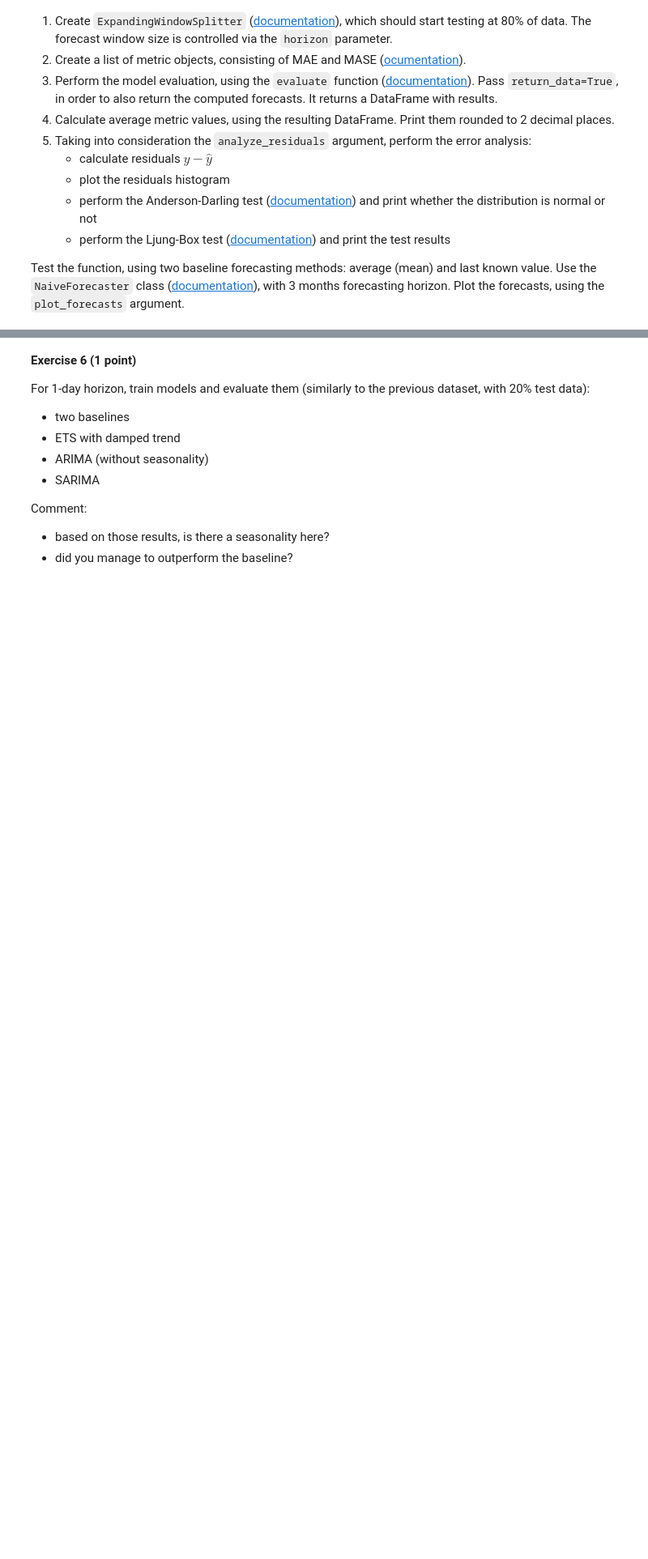
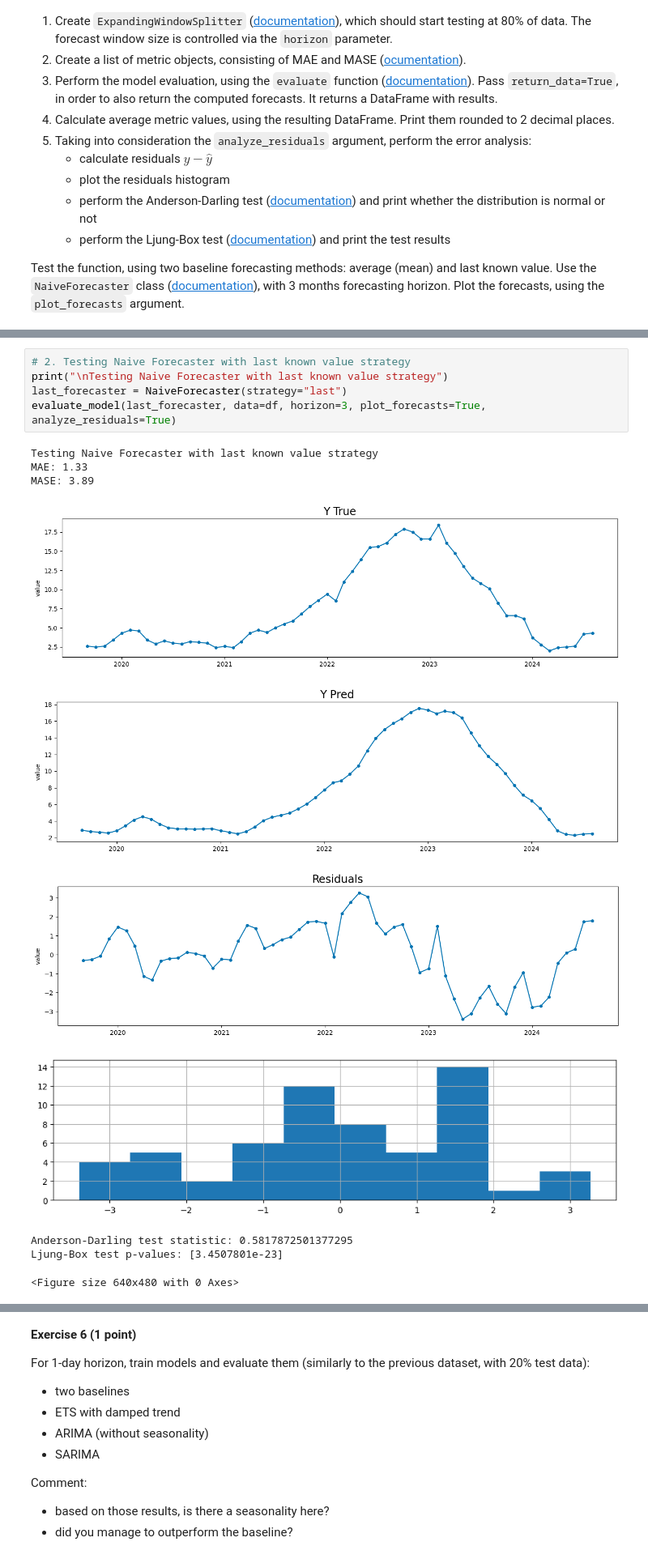
Before and after one commit to xsalonx/ml_time_series_forecasting_course, a Jupyter notebook: lab1_statistical_models/notebook_empty.ipynb, the cells around one changed output, grey strips where cells are left out. Shown at 81% size. Drawn from its saved outputs; the diff is of its cells as text; blank space fills up the shorter version.

```diff
--- a/lab1_statistical_models/notebook_empty.ipynb
+++ b/lab1_statistical_models/notebook_empty.ipynb
@@ -239,0 +309,16 @@ def evaluate_model(
+# %%
+# 2. Testing Naive Forecaster with last known value strategy
+print("\nTesting Naive Forecaster with last known value strategy")
+last_forecaster = NaiveForecaster(strategy="last")
+evaluate_model(last_forecaster, data=df, horizon=3, plot_forecasts=True, analyze_residuals=True)
+# %% [output]
+Testing Naive Forecaster with last known value strategy
+MAE: 1.33
+MASE: 3.89
+[figure, added]
+[figure, added]
+[figure, added]
+[figure, added]
+Anderson-Darling test statistic: 0.5817872501377295
+Ljung-Box test p-values: [3.4507801e-23]
+<Figure size 640x480 with 0 Axes>
```
Also changed, not shown: parts of 20 cells of this notebook, 1 other file.
